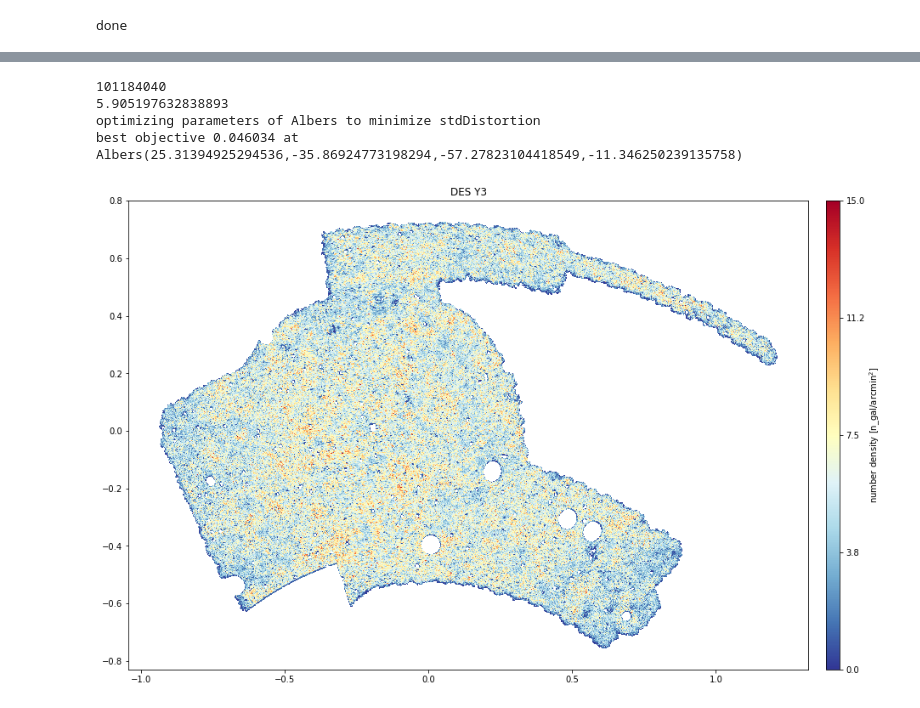
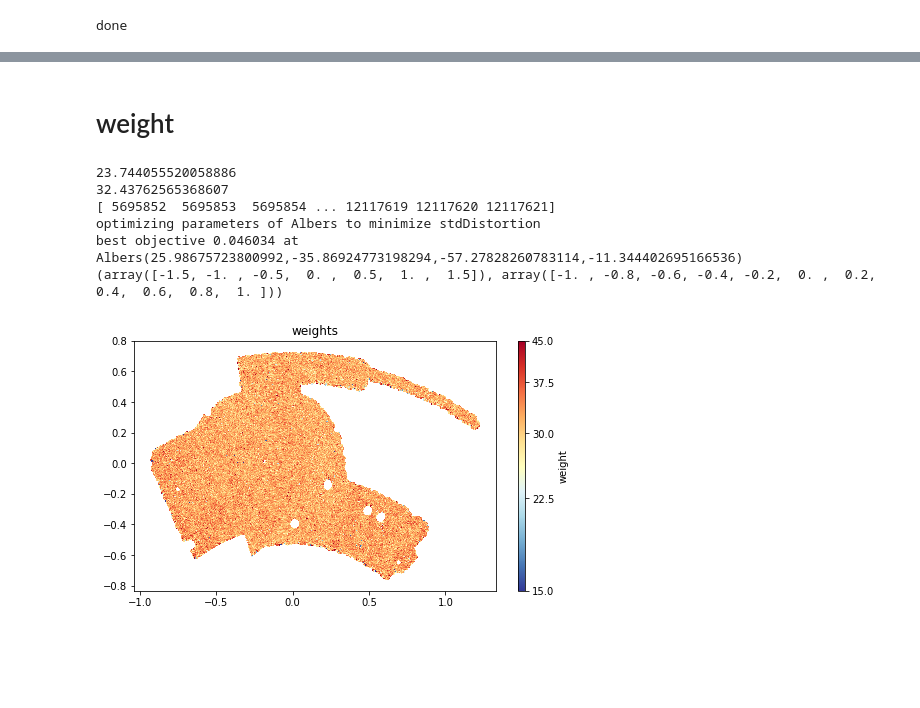
Before and after one commit to des-science/Y3_shearcat_tests, a Jupyter notebook: MapSys.ipynb, the cells around one changed output, grey strips where cells are left out. Cells and saved outputs as stored; diff of their text form; code cells hidden in the pictures; blank space fills up the shorter version.

```diff
--- a/MapSys.ipynb
+++ b/MapSys.ipynb
@@ -202,19 +283,31 @@ print R22_1
+# %% [markdown]
+# weight
 # %%
-#neff map - needs weighting implemented
+sizz = 7 # size plots
+sel_label = 'metacal' #or all
 
-desy3_map = np.zeros(hp.nside2npix(nside))
-pix1 = convert_to_pix_coord(ra_master[select_all],dec_master[select_all], nside=nside)
-print len(ra_master[select_all])
+if sel_label == 'metacal':
+    selection_mask = copy.copy(select_metacal)
+elif sel_label == 'all':
+    selection_mask = copy.copy(select_all)
+
+print(np.mean(w))
+
+w_map = np.zeros(hp.nside2npix(nside))
+pix1 = convert_to_pix_coord(ra_master[selection_mask],dec_master[selection_mask], nside=nside)
 unique_pix1, idx1, idx_rep1 = np.unique(pix1, return_index=True, return_inverse=True)
-desy3_map[unique_pix1] += np.bincount(idx_rep1, weights=np.ones(len(pix1)))
+w_map[unique_pix1] += np.bincount(idx_rep1, weights=w[selection_mask])
+
 mas_desy3 = desy3_map!=0.
-res = desy3_map/(hp.pixelfunc.nside2pixarea(nside,degrees=True)*(60*60)) #/R_ave
-print np.mean(res[mas_desy3])
-skm_plot(res, ~mas_desy3 , sep=15 , title = 'DES Y3',add_rmp=False, ra = [], dec = [], richness = [], x_size = 15, y_size = 15, vmin = 0, vmax = 15,small_scale='True')
-plt.savefig('number_density.pdf')
+w_map[mas_desy3] = w_map[mas_desy3]/desy3_map[mas_desy3]
+print(np.mean(w_map[mas_desy3]))
+log_skm_plot(w_map, ~mas_desy3 , sep=15 , title = 'weights',add_rmp=False, ra = [], dec = [], richness = [], x_size = sizz, y_size = sizz, cb_label = 'weight', vmin = 15, vmax = 45,small_scale='True')
+plt.savefig('./figures_maps/weight.pdf')
 # %% [output]
-101184040
-5.905197632838893
+23.744055520058886
+32.43762565368607
+[ 5695852  5695853  5695854 ... 12117619 12117620 12117621]
 optimizing parameters of Albers to minimize stdDistortion
-best objective 0.046034 at Albers(25.31394925294536,-35.86924773198294,-57.27823104418549,-11.346250239135758)
+best objective 0.046034 at Albers(25.98675723800992,-35.86924773198294,-57.27828260783114,-11.344402695166536)
+(array([-1.5, -1. , -0.5,  0. ,  0.5,  1. ,  1.5]), array([-1. , -0.8, -0.6, -0.4, -0.2,  0. ,  0.2,  0.4,  0.6,  0.8,  1. ]))
-[figure, old version]
+[figure, new version]
```
Also changed, not shown: parts of 22 cells of this notebook.
